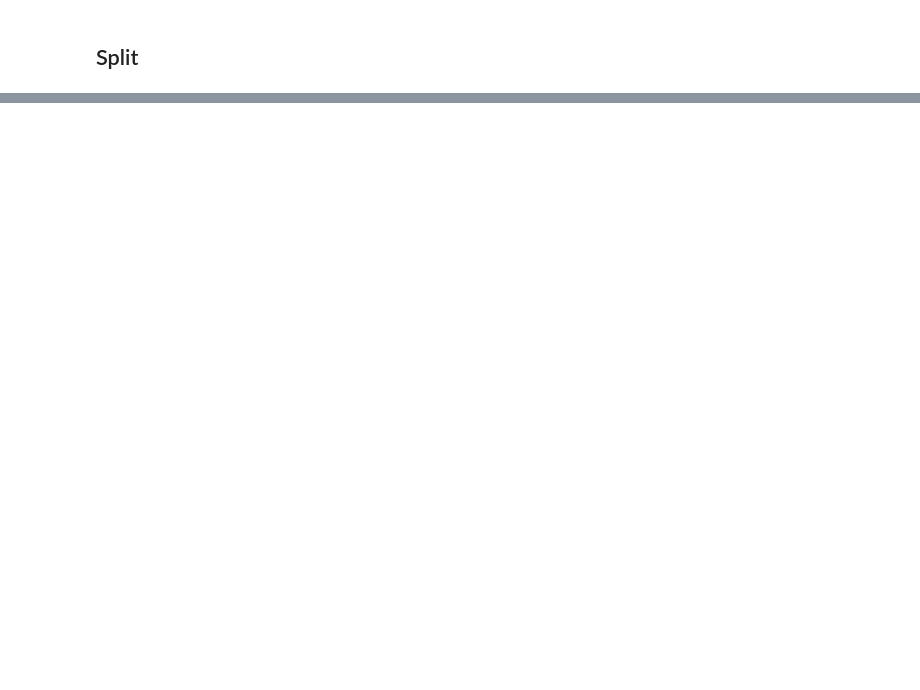
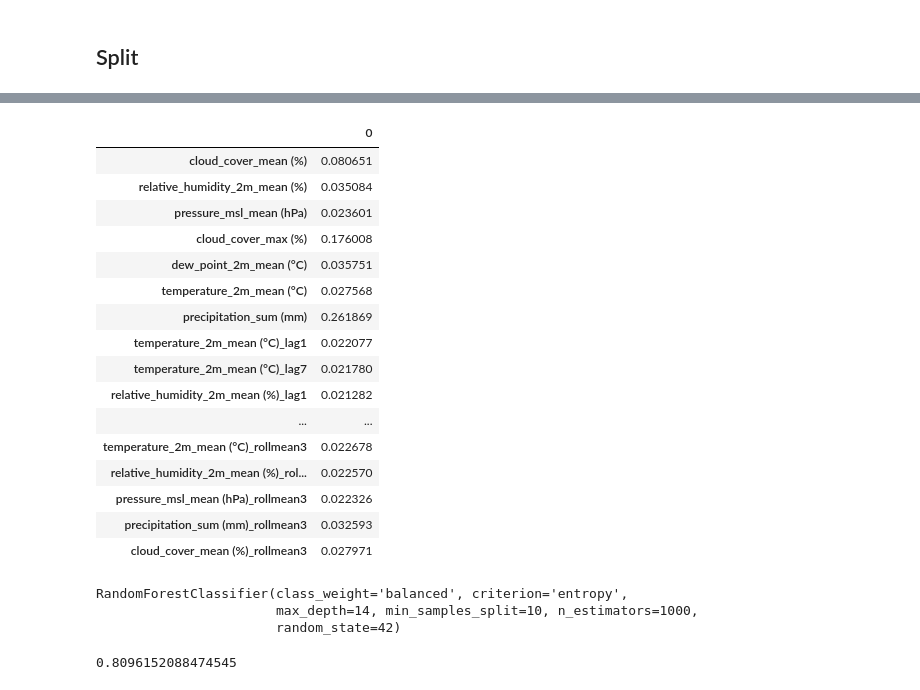
Before and after one commit to Kpranav-Kp/Weather-Prediction, a Jupyter notebook: 2_Stage_Weather_Prediction.ipynb, the cells around one changed output, grey strips where cells are left out. Drawn from its saved outputs; the diff is of its cells as text; code cells hidden in the pictures; blank space fills up the shorter version.

Commit message:
Random Forest Classifier

```diff
--- a/2_Stage_Weather_Prediction.ipynb
+++ b/2_Stage_Weather_Prediction.ipynb
@@ -137,20 +189,0 @@ y_test  = test['target'].astype(int).copy()
-# %%
-y_train_s1 = (y_train == 3).astype(int)
-y_test_s1  = (y_test == 3).astype(int)
-
-sw_s1 = compute_sample_weight(class_weight='balanced', y=y_train_s1)
-
-model_stage1 = XGBClassifier(
-    eval_metric='logloss',
-    random_state=42,
-    n_estimators=200,
-    learning_rate=0.05,
-    max_depth=4,
-    tree_method='hist'
-)
-
-model_stage1.fit(X_train, y_train_s1, sample_weight=sw_s1)
-y_pred_s1 = model_stage1.predict(X_test)
-print("Stage 1 (is code 3?) Classification Report:")
-print(classification_report(y_test_s1, y_pred_s1, digits=3))
-print("Stage1 accuracy:", accuracy_score(y_test_s1, y_pred_s1))
@@ -220,0 +194,6 @@ weighted avg      0.370     0.302     0.313      2135
+# %%
+rf = RandomForestClassifier()
+# %%
+rf.fit(X_train, y_train)
+
+y_pred = rf.predict(X_test)
@@ -220,0 +223,22 @@ weighted avg      0.370     0.302     0.313      2135
+# %%
+features = pd.DataFrame(rf.feature_importances_, index = X_train.columns)
+# %%
+features.head(22)
+# %% [output]
+|  | 0 |
+| cloud_cover_mean (%) | 0.080651 |
+| relative_humidity_2m_mean (%) | 0.035084 |
+| pressure_msl_mean (hPa) | 0.023601 |
+| cloud_cover_max (%) | 0.176008 |
+| dew_point_2m_mean (°C) | 0.035751 |
+| temperature_2m_mean (°C) | 0.027568 |
+| precipitation_sum (mm) | 0.261869 |
+| temperature_2m_mean (°C)_lag1 | 0.022077 |
+| temperature_2m_mean (°C)_lag7 | 0.021780 |
+| relative_humidity_2m_mean (%)_lag1 | 0.021282 |
+| ... | ... |
+| temperature_2m_mean (°C)_rollmean3 | 0.022678 |
+| relative_humidity_2m_mean (%)_rol... | 0.022570 |
+| pressure_msl_mean (hPa)_rollmean3 | 0.022326 |
+| precipitation_sum (mm)_rollmean3 | 0.032593 |
+| cloud_cover_mean (%)_rollmean3 | 0.027971 |
@@ -220,0 +254,10 @@ weighted avg      0.370     0.302     0.313      2135
+# %%
+rf2.fit(X_train, y_train)
+# %% [output]
+RandomForestClassifier(class_weight='balanced', criterion='entropy',
+                       max_depth=14, min_samples_split=10, n_estimators=1000,
+                       random_state=42)
+# %%
+rf2.score(X_test, y_test)
+# %% [output]
+0.8096152088474545
```
Also changed, not shown: parts of 19 cells of this notebook.
